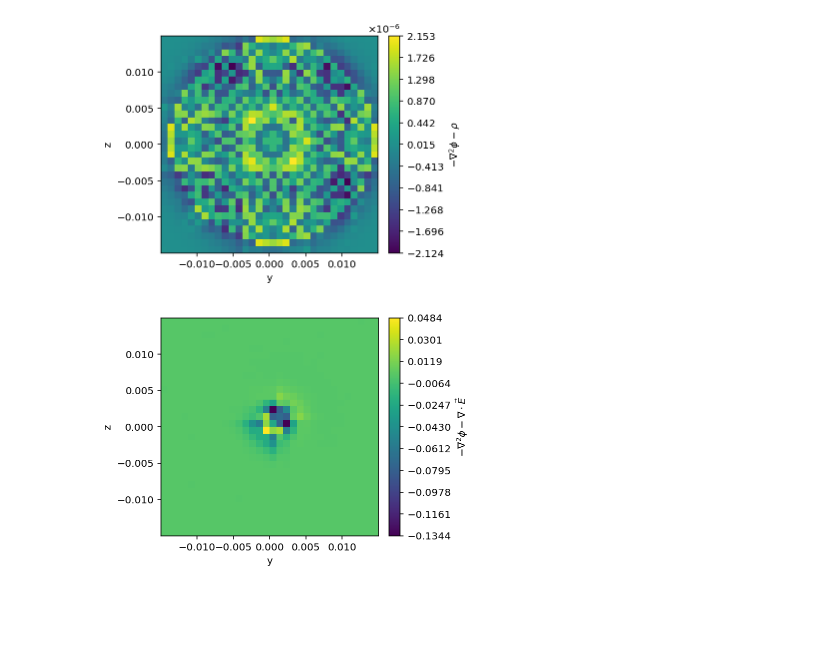
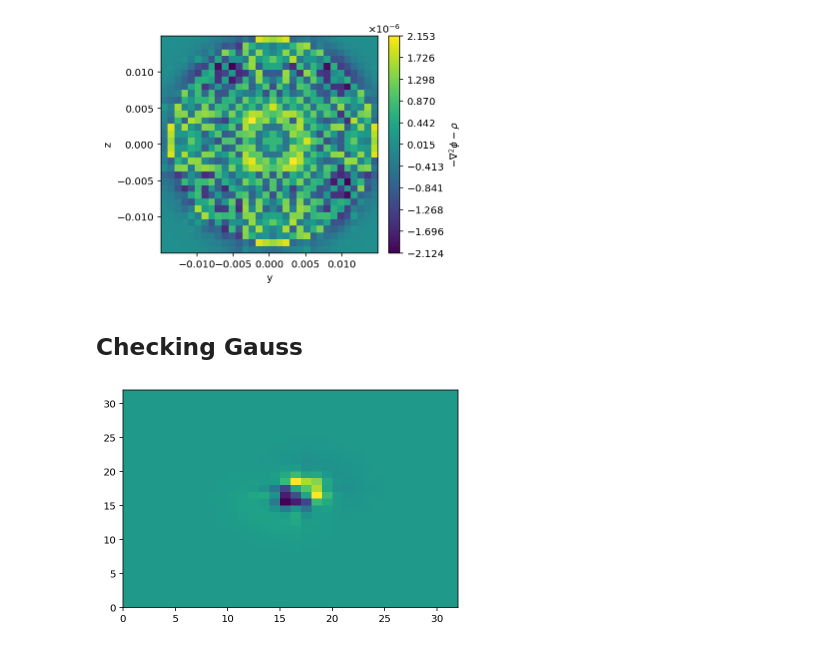
Before and after one commit to JamesMcClung/psc-scrap, a Jupyter notebook: analysis.ipynb, the cells around one changed output. Saved outputs shown, nothing was run; the diff lists cells and outputs as text; code cells hidden in the pictures; blank space fills up the shorter version.

Commit message:
refined manual gauss checks

```diff
--- a/analysis.ipynb
+++ b/analysis.ipynb
@@ -228,6 +220,25 @@ vlt.plot(-vf_divgrad["divgrad"] - (vf_moments["rho_i"] + vf_moments["rho_e"]), c
 # %% [output]
 [figure]
+# %% [markdown]
+## Checking Gauss
 # %%
-vlt.plot(-vf_divgrad["divgrad"] - (vf_gauss["dive"]), cbarlabel="$-\\nabla^2 \\phi - \\nabla\\cdot\\vec E$");
+# compare my divgrad to gauss rho or dive
+options = [vf.data for vf in [
+        -vf_divgrad["divgrad"],                       # [0] -divgrad
+        vf_gauss["rho"],                              # [1] gauss rho
+        vf_gauss["dive"],                             # [2] gauss dive
+        vf_moments["rho_e"] + vf_moments["rho_i"]     # [3] rho
+    ]]
+
+lhs = options[1]
+rhs = options[3]
+o = 0
+
+if o == 0:
+    plt.pcolormesh(lhs[0,:,:] - rhs[0,:,:]);
+elif o > 0:
+    plt.pcolormesh(lhs[0,o:,o:] - rhs[0,:-o,:-o]);
+elif o < 0:
+    plt.pcolormesh(lhs[0,:o,:o] - rhs[0,-o:,-o:]);
 # %% [output]
-[figure, old version]
+[figure, new version]
```
Also changed, not shown: parts of 3 cells of this notebook.
